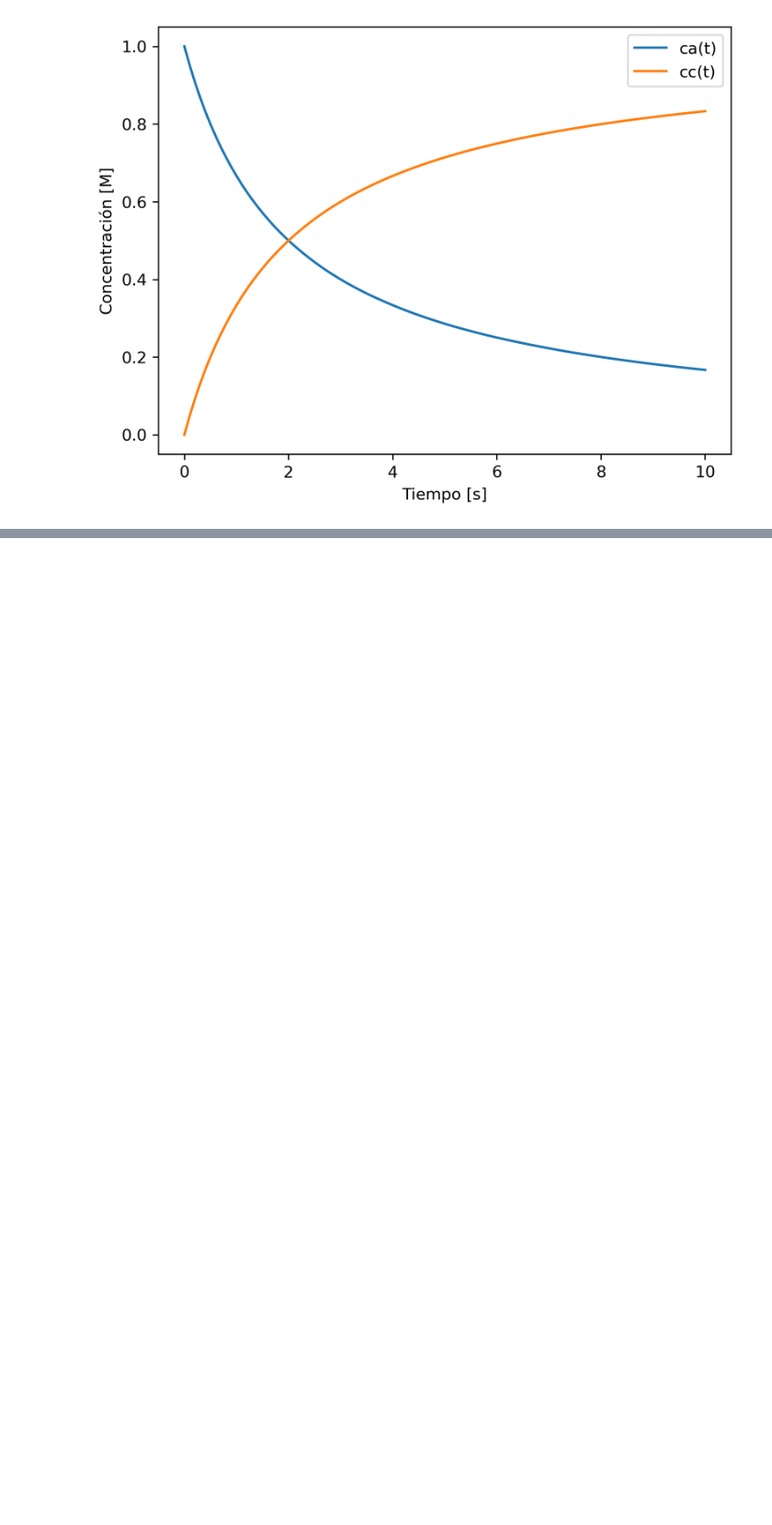
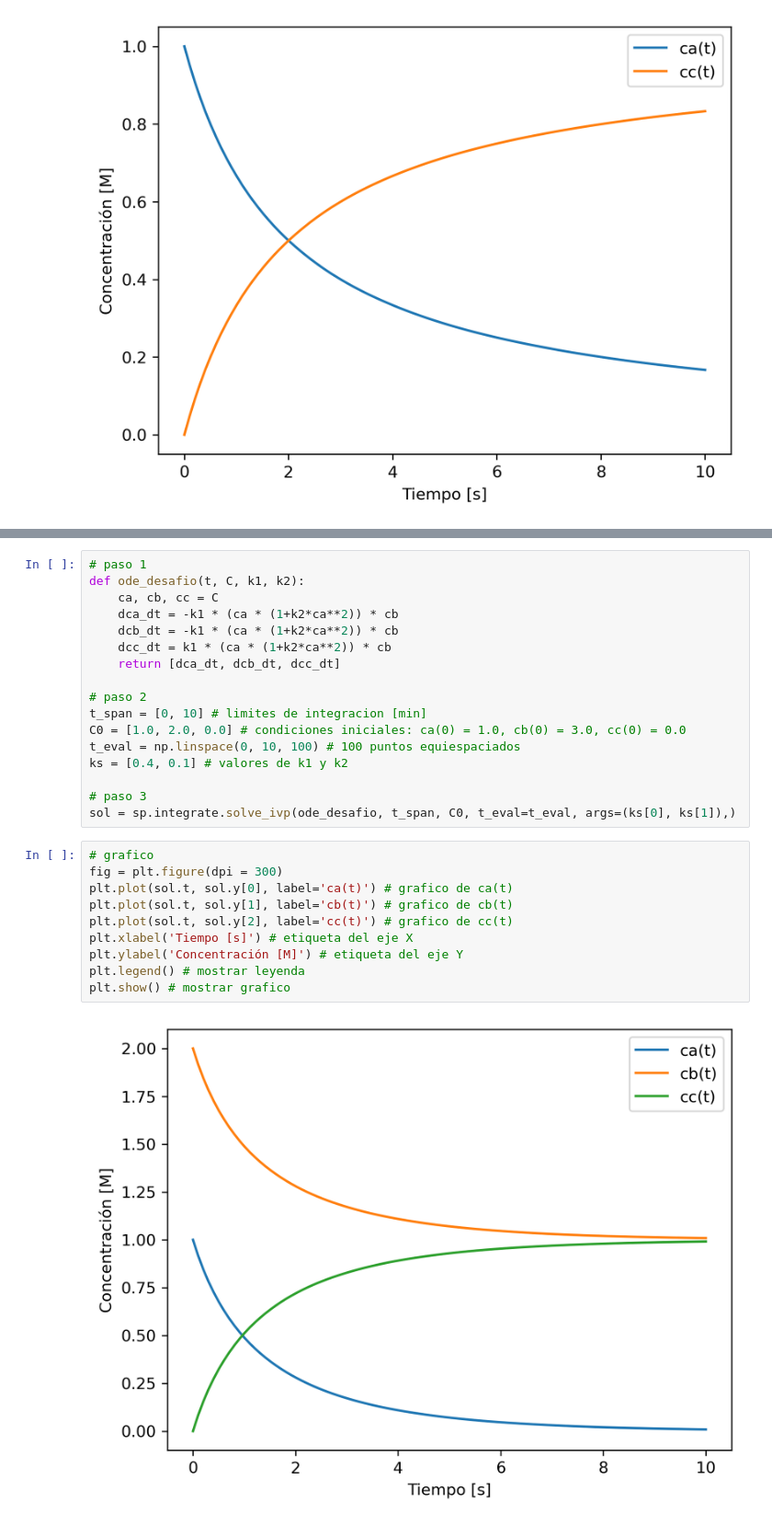
Before and after one commit to SysBioengLab/IIQ2113-Chemical-reactor-design, a Jupyter notebook: Ayudantias/ayu1_IntroProgCientifica.ipynb, the cells around one changed output, grey strips where cells are left out. Shown at 92% size. Saved outputs shown, nothing was run; the diff lists cells and outputs as text; blank space fills up the shorter version.

```diff
--- a/Ayudantias/ayu1_IntroProgCientifica.ipynb
+++ b/Ayudantias/ayu1_IntroProgCientifica.ipynb
@@ -129,0 +142,29 @@ plt.show()
+# %%
+# paso 1
+def ode_desafio(t, C, k1, k2):
+    ca, cb, cc = C
+    dca_dt = -k1 * (ca * (1+k2*ca**2)) * cb
+    dcb_dt = -k1 * (ca * (1+k2*ca**2)) * cb
+    dcc_dt = k1 * (ca * (1+k2*ca**2)) * cb
+    return [dca_dt, dcb_dt, dcc_dt]
+
+# paso 2
+t_span = [0, 10] # limites de integracion [min]
+C0 = [1.0, 2.0, 0.0] # condiciones iniciales: ca(0) = 1.0, cb(0) = 3.0, cc(0) = 0.0
+t_eval = np.linspace(0, 10, 100) # 100 puntos equiespaciados
+ks = [0.4, 0.1] # valores de k1 y k2
+
+# paso 3
+sol = sp.integrate.solve_ivp(ode_desafio, t_span, C0, t_eval=t_eval, args=(ks[0], ks[1]),)
+# %%
+# grafico
+fig = plt.figure(dpi = 300)
+plt.plot(sol.t, sol.y[0], label='ca(t)') # grafico de ca(t)
+plt.plot(sol.t, sol.y[1], label='cb(t)') # grafico de cb(t)
+plt.plot(sol.t, sol.y[2], label='cc(t)') # grafico de cc(t)
+plt.xlabel('Tiempo [s]') # etiqueta del eje X
+plt.ylabel('Concentración [M]') # etiqueta del eje Y
+plt.legend() # mostrar leyenda
+plt.show() # mostrar grafico
+# %% [output]
+[figure, added]
```
Also changed, not shown: parts of 1 cell of this notebook, 1 other file.
